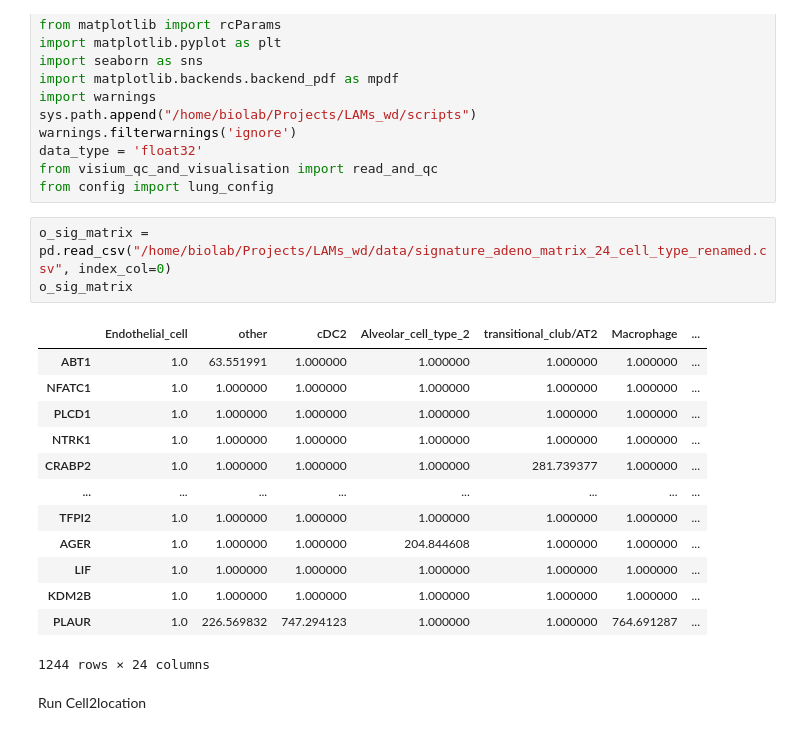
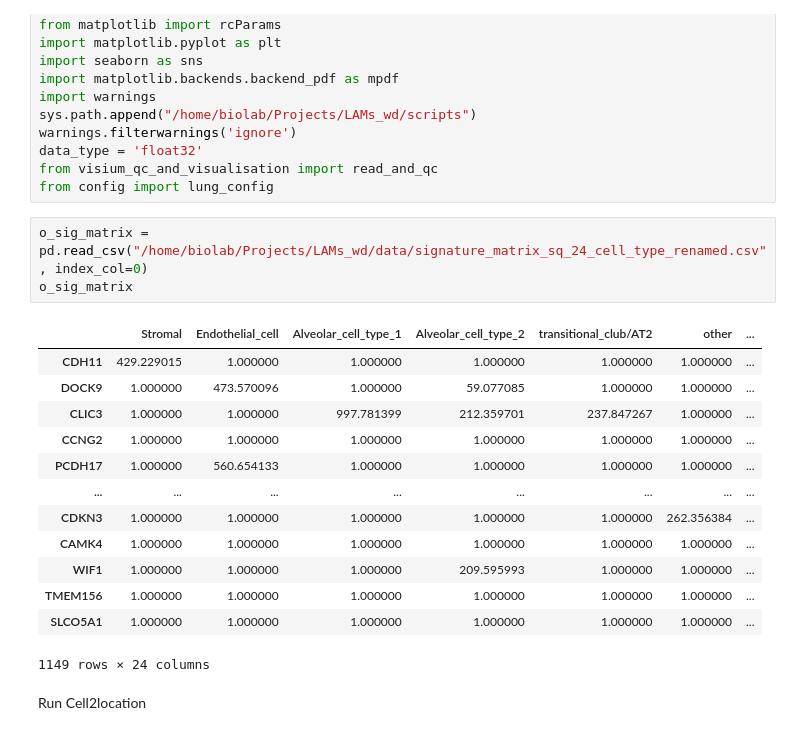
Before and after one commit to BMGLab/Project_LAMs, a Jupyter notebook: notebooks/task1_run_cell2location.ipynb, the cells around one changed output. Saved outputs shown, nothing was run; the diff lists cells and outputs as text.

```diff
--- a/notebooks/task1_run_cell2location.ipynb
+++ b/notebooks/task1_run_cell2location.ipynb
@@ -20,22 +20,22 @@ data_type = 'float32'
 from visium_qc_and_visualisation import read_and_qc
 from config import lung_config
 # %%
-o_sig_matrix = pd.read_csv("/home/biolab/Projects/LAMs_wd/data/signature_adeno_matrix_24_cell_type_renamed.csv", index_col=0)
+o_sig_matrix = pd.read_csv("/home/biolab/Projects/LAMs_wd/data/signature_matrix_sq_24_cell_type_renamed.csv", index_col=0)
 o_sig_matrix
 # %% [output]
-|  | Endothelial_cell | other | cDC2 | Alveolar_cell_type_2 | transitional_club/AT2 | Macrophage | ... |
-| ABT1 | 1.0 | 63.551991 | 1.000000 | 1.000000 | 1.000000 | 1.000000 | ... |
-| NFATC1 | 1.0 | 1.000000 | 1.000000 | 1.000000 | 1.000000 | 1.000000 | ... |
-| PLCD1 | 1.0 | 1.000000 | 1.000000 | 1.000000 | 1.000000 | 1.000000 | ... |
-| NTRK1 | 1.0 | 1.000000 | 1.000000 | 1.000000 | 1.000000 | 1.000000 | ... |
-| CRABP2 | 1.0 | 1.000000 | 1.000000 | 1.000000 | 281.739377 | 1.000000 | ... |
+|  | Stromal | Endothelial_cell | Alveolar_cell_type_1 | Alveolar_cell_type_2 | transitional_club/AT2 | other | ... |
+| CDH11 | 429.229015 | 1.000000 | 1.000000 | 1.000000 | 1.000000 | 1.000000 | ... |
+| DOCK9 | 1.000000 | 473.570096 | 1.000000 | 59.077085 | 1.000000 | 1.000000 | ... |
+| CLIC3 | 1.000000 | 1.000000 | 997.781399 | 212.359701 | 237.847267 | 1.000000 | ... |
+| CCNG2 | 1.000000 | 1.000000 | 1.000000 | 1.000000 | 1.000000 | 1.000000 | ... |
+| PCDH17 | 1.000000 | 560.654133 | 1.000000 | 1.000000 | 1.000000 | 1.000000 | ... |
 | ... | ... | ... | ... | ... | ... | ... | ... |
-| TFPI2 | 1.0 | 1.000000 | 1.000000 | 1.000000 | 1.000000 | 1.000000 | ... |
-| AGER | 1.0 | 1.000000 | 1.000000 | 204.844608 | 1.000000 | 1.000000 | ... |
-| LIF | 1.0 | 1.000000 | 1.000000 | 1.000000 | 1.000000 | 1.000000 | ... |
-| KDM2B | 1.0 | 1.000000 | 1.000000 | 1.000000 | 1.000000 | 1.000000 | ... |
-| PLAUR | 1.0 | 226.569832 | 747.294123 | 1.000000 | 1.000000 | 764.691287 | ... |
+| CDKN3 | 1.000000 | 1.000000 | 1.000000 | 1.000000 | 1.000000 | 262.356384 | ... |
+| CAMK4 | 1.000000 | 1.000000 | 1.000000 | 1.000000 | 1.000000 | 1.000000 | ... |
+| WIF1 | 1.000000 | 1.000000 | 1.000000 | 209.595993 | 1.000000 | 1.000000 | ... |
+| TMEM156 | 1.000000 | 1.000000 | 1.000000 | 1.000000 | 1.000000 | 1.000000 | ... |
+| SLCO5A1 | 1.000000 | 1.000000 | 1.000000 | 1.000000 | 1.000000 | 1.000000 | ... |
-1244 rows × 24 columns
+1149 rows × 24 columns
 # %% [markdown]
 Run Cell2location
 # %%
```
Also changed, not shown: parts of 2 cells of this notebook, 8 other files.
